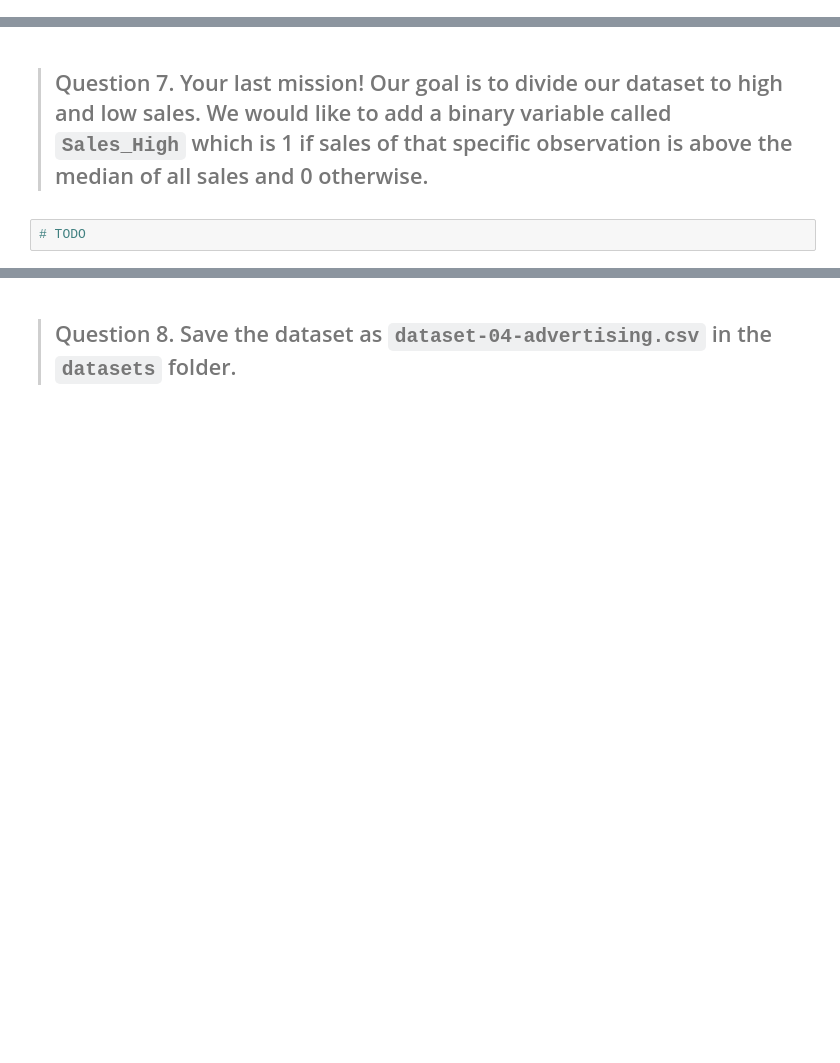
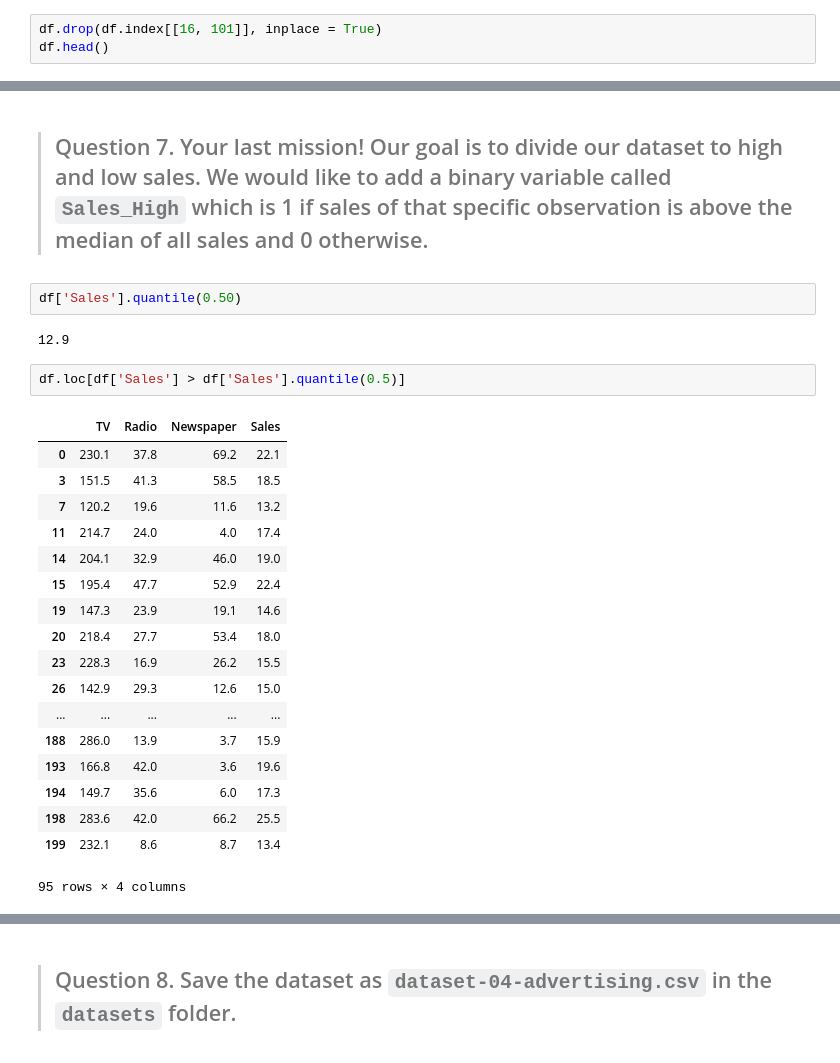
Before and after one commit to yangliu222/DS-SF-42, a Jupyter notebook: classes/03/notebooks/assignment-03-exploratory-data-analysis-starter-code.ipynb, the cells around one changed output, grey strips where cells are left out. Saved outputs shown, nothing was run; the diff lists cells and outputs as text; blank space fills up the shorter version.

```diff
--- a/classes/03/notebooks/assignment-03-exploratory-data-analysis-starter-code.ipynb
+++ b/classes/03/notebooks/assignment-03-exploratory-data-analysis-starter-code.ipynb
@@ -66,0 +110,3 @@ Answer: TODO
+# %%
+df.drop(df.index[[16, 101]], inplace = True)
+df.head()
@@ -67,4 +120,27 @@ Answer: TODO
 # %% [markdown]
 > ## Question 7.  Your last mission!  Our goal is to divide our dataset to high and low sales.  We would like to add a binary variable called `Sales_High` which is 1 if sales of that specific observation is above the median of all sales and 0 otherwise.
-# %%
-# TODO
+# %%
+df['Sales'].quantile(0.50)
+# %% [output]
+12.9
+# %%
+df.loc[df['Sales'] > df['Sales'].quantile(0.5)]
+# %% [output]
+|  | TV | Radio | Newspaper | Sales |
+| 0 | 230.1 | 37.8 | 69.2 | 22.1 |
+| 3 | 151.5 | 41.3 | 58.5 | 18.5 |
+| 7 | 120.2 | 19.6 | 11.6 | 13.2 |
+| 11 | 214.7 | 24.0 | 4.0 | 17.4 |
+| 14 | 204.1 | 32.9 | 46.0 | 19.0 |
+| 15 | 195.4 | 47.7 | 52.9 | 22.4 |
+| 19 | 147.3 | 23.9 | 19.1 | 14.6 |
+| 20 | 218.4 | 27.7 | 53.4 | 18.0 |
+| 23 | 228.3 | 16.9 | 26.2 | 15.5 |
+| 26 | 142.9 | 29.3 | 12.6 | 15.0 |
+| ... | ... | ... | ... | ... |
+| 188 | 286.0 | 13.9 | 3.7 | 15.9 |
+| 193 | 166.8 | 42.0 | 3.6 | 19.6 |
+| 194 | 149.7 | 35.6 | 6.0 | 17.3 |
+| 198 | 283.6 | 42.0 | 66.2 | 25.5 |
+| 199 | 232.1 | 8.6 | 8.7 | 13.4 |
+95 rows × 4 columns
```
Also changed, not shown: parts of 19 cells of this notebook, 17 other files.
